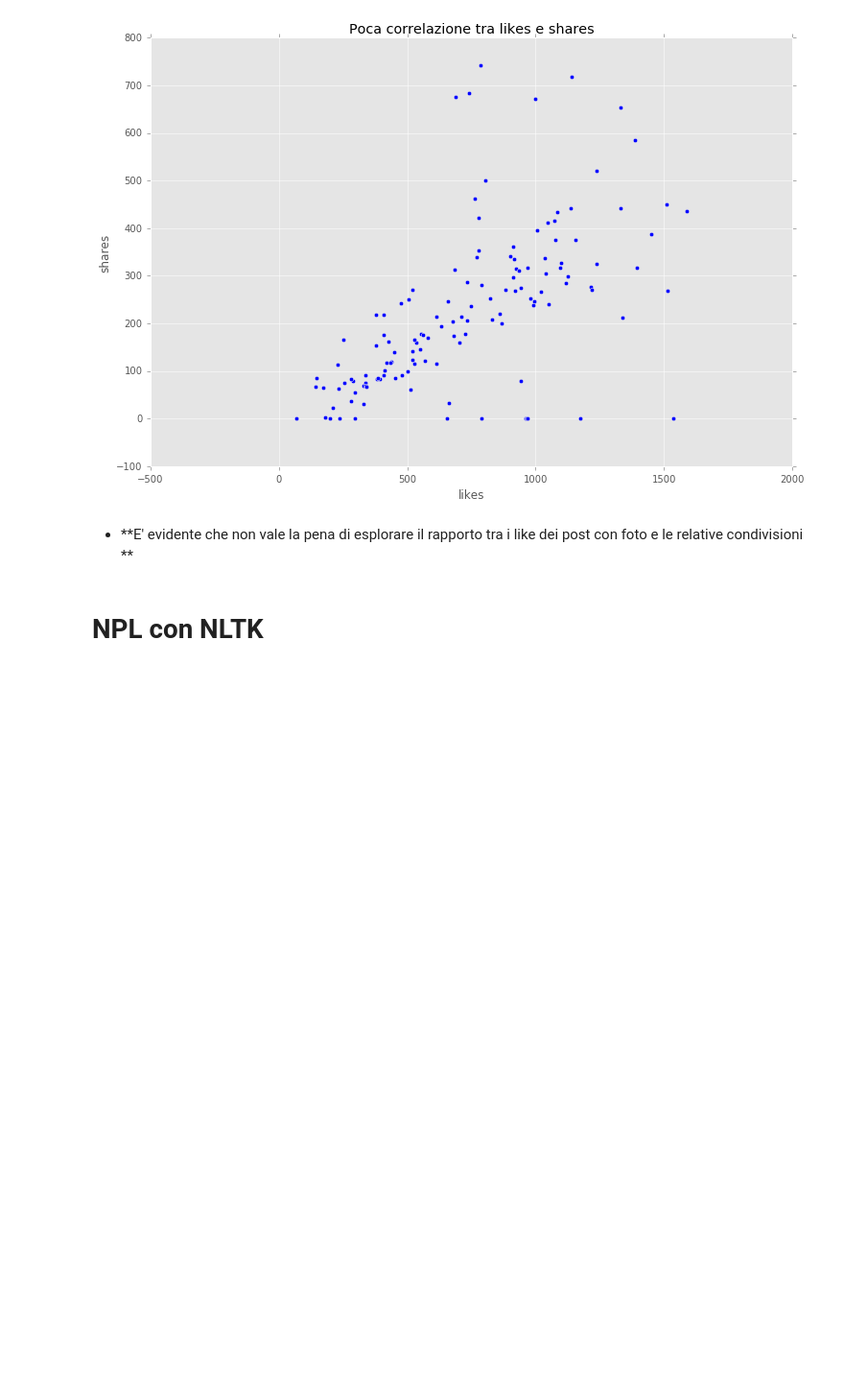
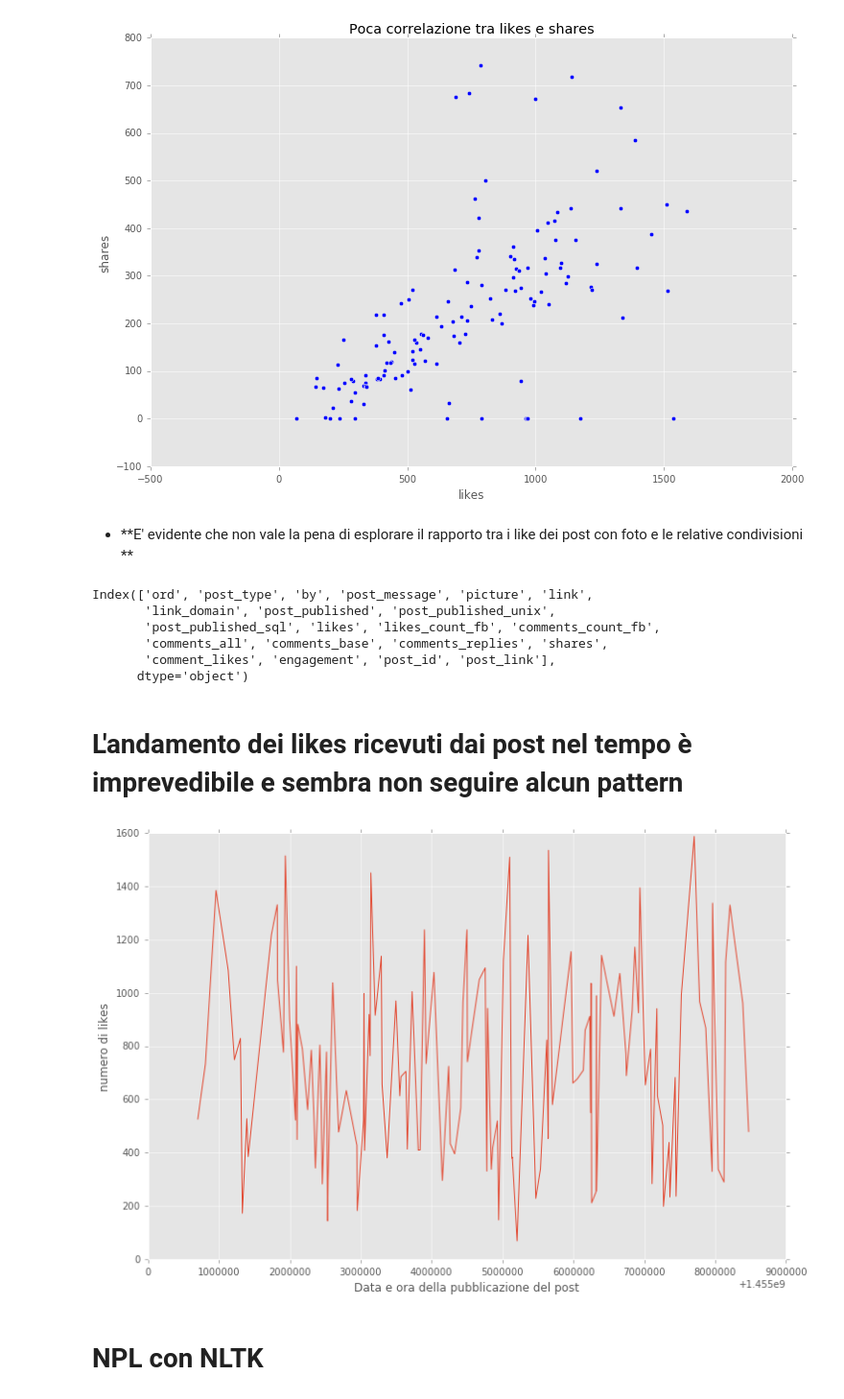
Before and after one commit to marcogoldin/data_science, a Jupyter notebook: mibact_facebook/MIBACT Facebook Fan Page - Post 17 feb - 17 maggio 2016.ipynb, the cells around one changed output. Shown at 96% size. Saved outputs shown, nothing was run; the diff lists cells and outputs as text; code cells hidden in the pictures; blank space fills up the shorter version.

```diff
--- a/mibact_facebook/MIBACT Facebook Fan Page - Post 17 feb - 17 maggio 2016.ipynb
+++ b/mibact_facebook/MIBACT Facebook Fan Page - Post 17 feb - 17 maggio 2016.ipynb
@@ -428,6 +428,28 @@ pylab.title('Poca correlazione tra likes e shares')
 [figure]
 # %% [markdown]
 - **E' evidente che non vale la pena di esplorare il rapporto tra i like dei post con foto e le relative condivisioni **
+# %%
+mib_photo_eng_norm2.columns
+# %% [output]
+Index(['﻿ord', 'post_type', 'by', 'post_message', 'picture', 'link',
+       'link_domain', 'post_published', 'post_published_unix',
+       'post_published_sql', 'likes', 'likes_count_fb', 'comments_count_fb',
+       'comments_all', 'comments_base', 'comments_replies', 'shares',
+       'comment_likes', 'engagement', 'post_id', 'post_link'],
+      dtype='object')
+# %% [markdown]
+# L'andamento dei likes ricevuti dai post nel tempo è imprevedibile e sembra non seguire alcun pattern
+# %%
+x = mib_photo_eng_norm2['post_published_unix']
+y = mib_photo_eng_norm2['likes']
+
+plt.xlabel('Data e ora della pubblicazione del post')
+plt.ylabel('numero di likes')
+
+plt.plot(x,y,label='Andamento dei like in base al momento della condivisione')
+plt.show()
+# %% [output]
+[figure, added]
 # %% [markdown]
 # NPL con NLTK
 # %%
```
